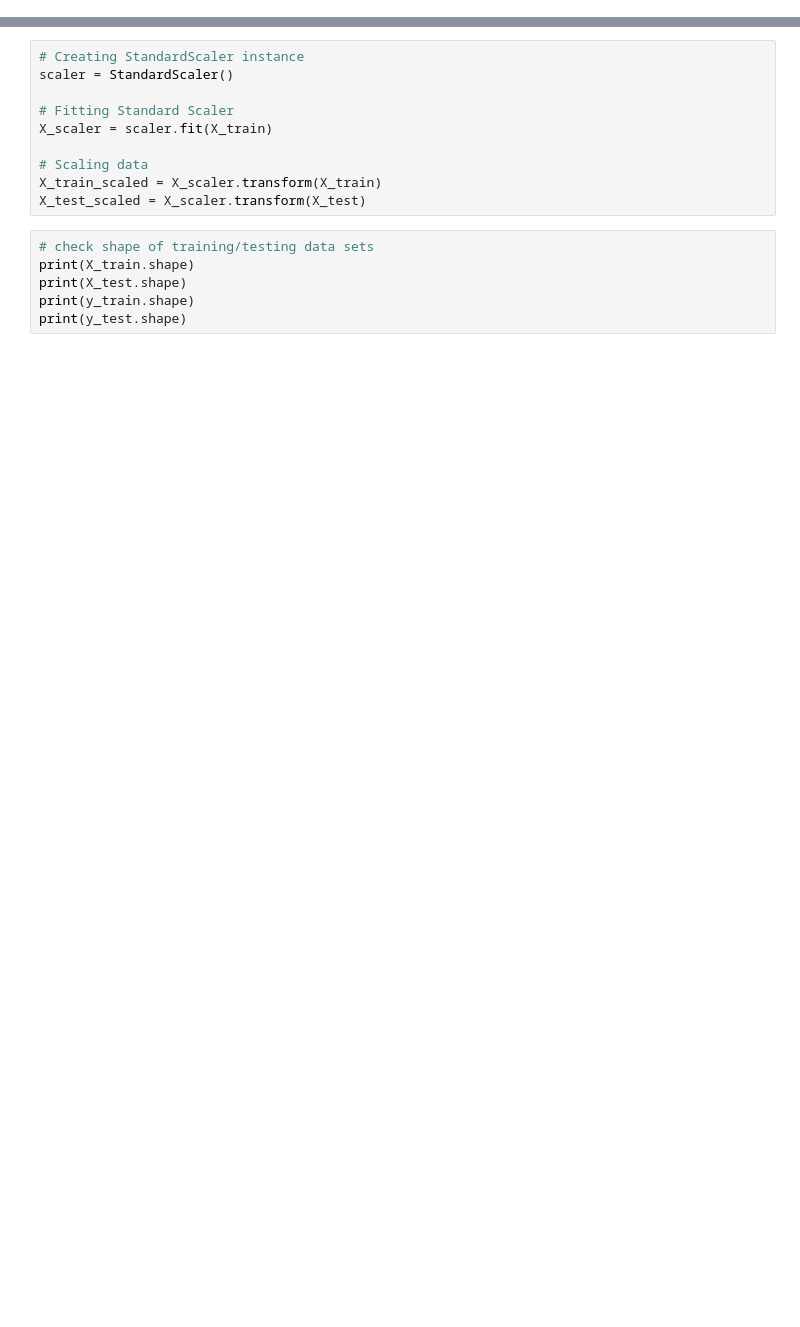
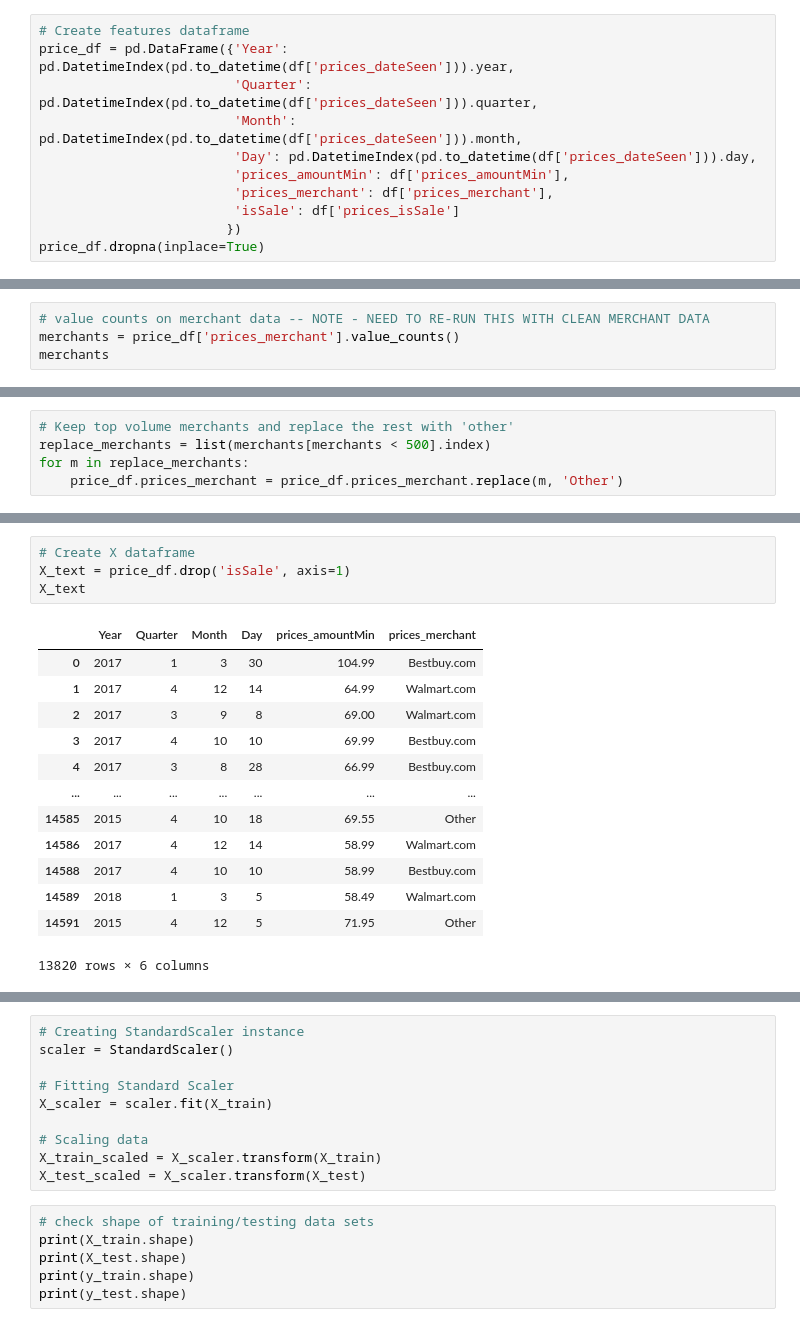
Before and after one commit to Tbrecke01/Price_Evaluator, a Jupyter notebook: ML_Random_Forest.ipynb, the cells around one changed output, grey strips where cells are left out. Saved outputs shown, nothing was run; the diff lists cells and outputs as text; blank space fills up the shorter version.

```diff
--- a/ML_Random_Forest.ipynb
+++ b/ML_Random_Forest.ipynb
@@ -50,0 +26,11 @@ y = pd.DataFrame({'sale_price': df['sale_price'],
+# %%
+# Create features dataframe
+price_df = pd.DataFrame({'Year': pd.DatetimeIndex(pd.to_datetime(df['prices_dateSeen'])).year,
+                         'Quarter': pd.DatetimeIndex(pd.to_datetime(df['prices_dateSeen'])).quarter,
+                         'Month': pd.DatetimeIndex(pd.to_datetime(df['prices_dateSeen'])).month,
+                         'Day': pd.DatetimeIndex(pd.to_datetime(df['prices_dateSeen'])).day,
+                         'prices_amountMin': df['prices_amountMin'],
+                         'prices_merchant': df['prices_merchant'],
+                         'isSale': df['prices_isSale']
+                        })
+price_df.dropna(inplace=True)
@@ -50,0 +49,4 @@ y = pd.DataFrame({'sale_price': df['sale_price'],
+# %%
+# value counts on merchant data -- NOTE - NEED TO RE-RUN THIS WITH CLEAN MERCHANT DATA
+merchants = price_df['prices_merchant'].value_counts()
+merchants
@@ -50,0 +66,5 @@ y = pd.DataFrame({'sale_price': df['sale_price'],
+# %%
+# Keep top volume merchants and replace the rest with 'other'
+replace_merchants = list(merchants[merchants < 500].index)
+for m in replace_merchants:
+    price_df.prices_merchant = price_df.prices_merchant.replace(m, 'Other')
@@ -50,0 +80,18 @@ y = pd.DataFrame({'sale_price': df['sale_price'],
+# %%
+# Create X dataframe
+X_text = price_df.drop('isSale', axis=1)
+X_text
+# %% [output]
+|  | Year | Quarter | Month | Day | prices_amountMin | prices_merchant |
+| 0 | 2017 | 1 | 3 | 30 | 104.99 | Bestbuy.com |
+| 1 | 2017 | 4 | 12 | 14 | 64.99 | Walmart.com |
+| 2 | 2017 | 3 | 9 | 8 | 69.00 | Walmart.com |
+| 3 | 2017 | 4 | 10 | 10 | 69.99 | Bestbuy.com |
+| 4 | 2017 | 3 | 8 | 28 | 66.99 | Bestbuy.com |
+| ... | ... | ... | ... | ... | ... | ... |
+| 14585 | 2015 | 4 | 10 | 18 | 69.55 | Other |
+| 14586 | 2017 | 4 | 12 | 14 | 58.99 | Walmart.com |
+| 14588 | 2017 | 4 | 10 | 10 | 58.99 | Bestbuy.com |
+| 14589 | 2018 | 1 | 3 | 5 | 58.49 | Walmart.com |
+| 14591 | 2015 | 4 | 12 | 5 | 71.95 | Other |
+13820 rows × 6 columns
```
Also changed, not shown: parts of 16 cells of this notebook.
